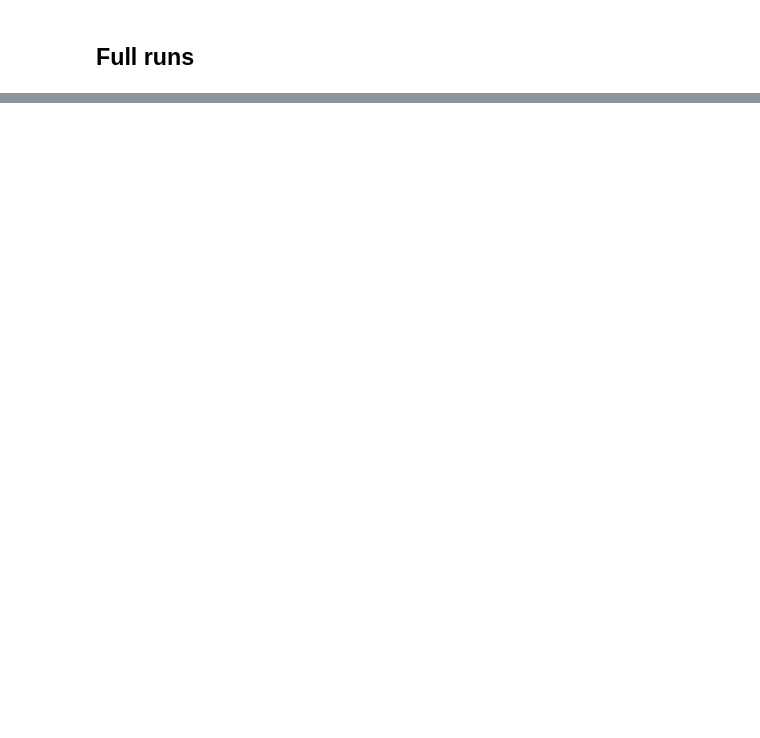
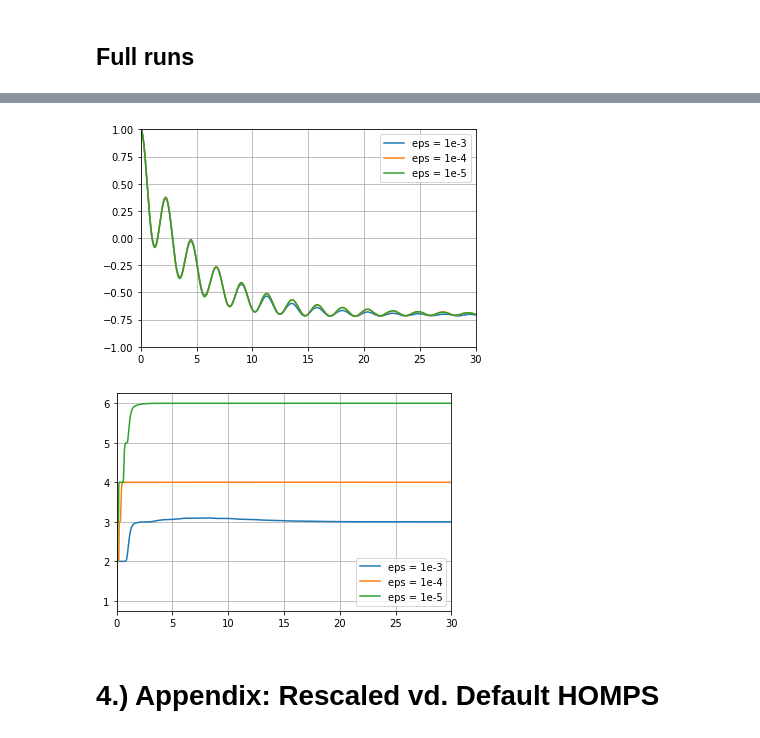
Before and after one commit to SnackerBit/HOPS, a Jupyter notebook: production/plots.ipynb, the cells around one changed output, grey strips where cells are left out. Drawn from its saved outputs; the diff is of its cells as text; code cells hidden in the pictures; blank space fills up the shorter version.

```diff
--- a/production/plots.ipynb
+++ b/production/plots.ipynb
@@ -450,0 +451,10 @@ plt.show()
+# %%
+with open("final/homps_low_T_multiple_realizations.txt", "w+") as file:
+    file.write("t sigma_z_100 sigma_z_1000 sigma_z_10000\n")
+    ts = np.linspace(0, 30, 1500)
+    for i, t in enumerate(ts):
+        line = str(t)
+        line += " " + str(sigma_zs_100[i])
+        line += " " + str(sigma_zs_1000[i])
+        line += " " + str(sigma_zs_10000[i]) + "\n"
+        file.write(line)
@@ -450,0 +482,18 @@ plt.show()
+# %%
+for n, eps in enumerate(eps_list):
+    plt.plot(np.linspace(0, 30, 1500), sigma_zs[n], label="eps = "+eps_label_list[n])
+plt.grid()
+plt.legend()
+plt.xlim(0, 30)
+plt.ylim(-1, 1)
+plt.show()
+
+for n, eps in enumerate(eps_list):
+    plt.plot(np.linspace(0, 30, 1500), np.squeeze(max_bond_dims[n]), label="eps = "+eps_label_list[n])
+plt.grid()
+plt.legend()
+plt.xlim(0, 30)
+plt.show()
+# %% [output]
+[figure, added]
+[figure, added]
@@ -450,0 +513,2 @@ plt.show()
+# %% [markdown]
+# 4.) Appendix: Rescaled vd. Default HOMPS
```
Also changed, not shown: parts of 22 cells of this notebook, 20 other files.
